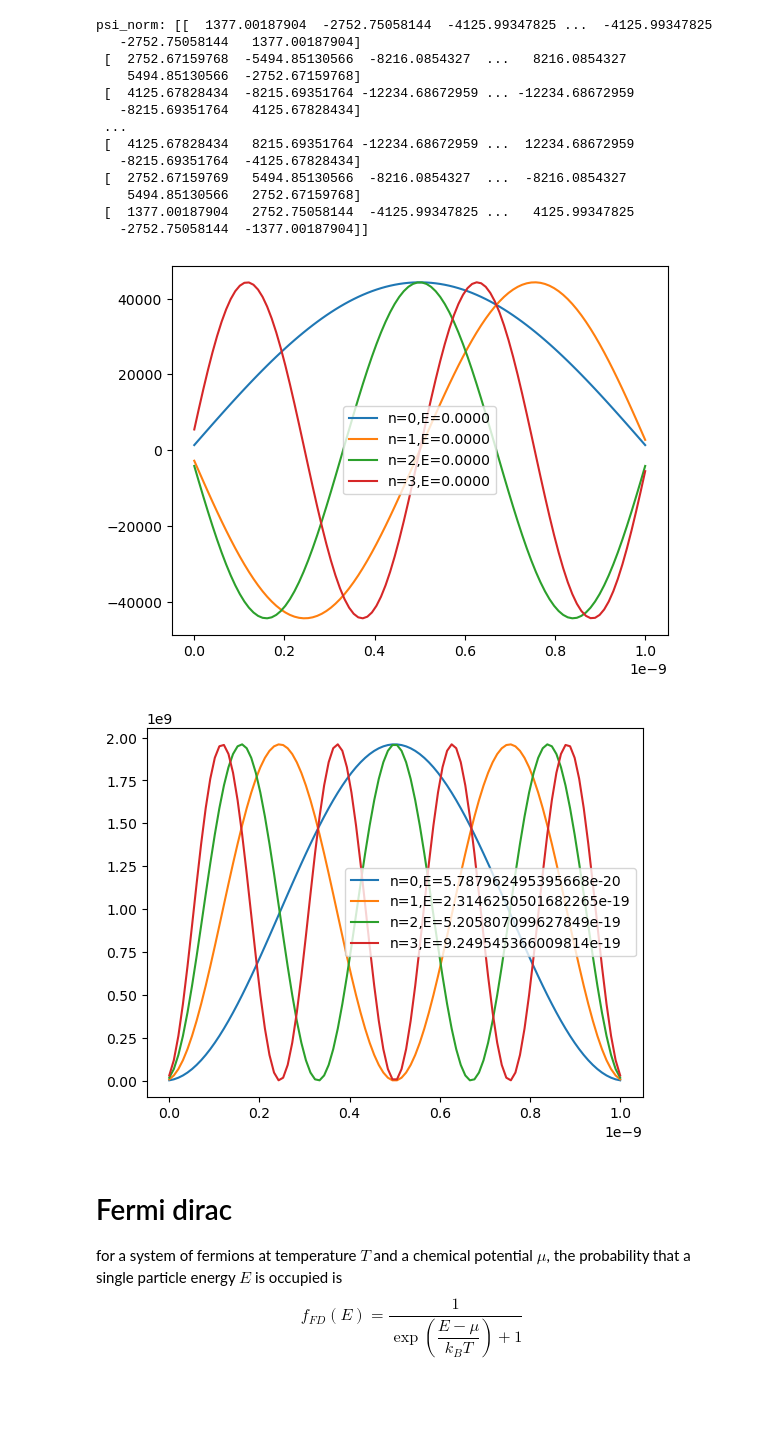
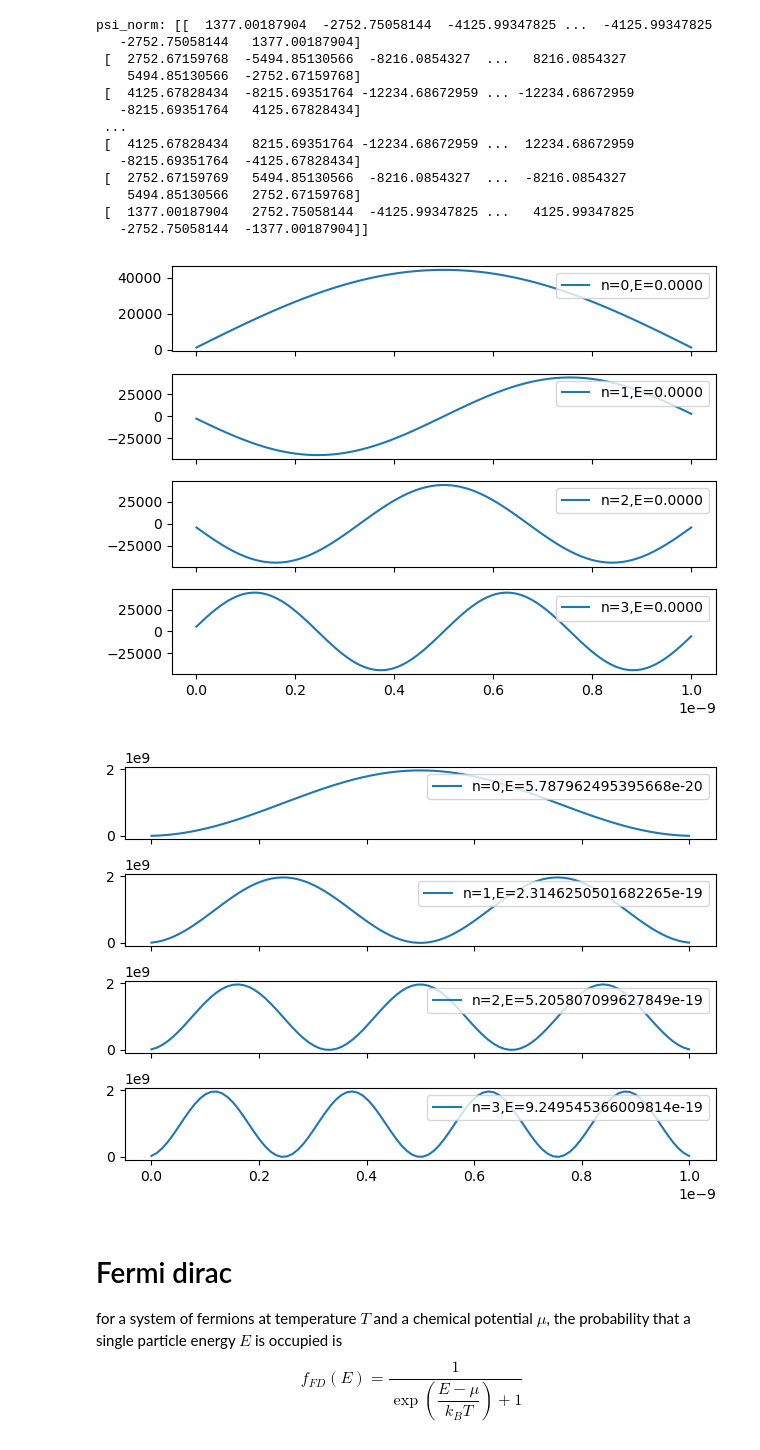
Before and after one commit to eragasa/physkit, a Jupyter notebook: notebooks/phys104_N01_piab1d.ipynb, the cells around one changed output. Saved outputs shown, nothing was run; the diff lists cells and outputs as text; code cells hidden in the pictures; blank space fills up the shorter version.

```diff
--- a/notebooks/phys104_N01_piab1d.ipynb
+++ b/notebooks/phys104_N01_piab1d.ipynb
@@ -292,24 +292,27 @@ psi_norm: [[  1377.00187904  -2752.75058144  -4125.99347825 ...  -4125.99347825
 # %%
 # -- plot the wavefunctions
 k=4
+fig, ax = plt.subplots(nrows=k,ncols=1,sharex=True)
+
 for n in range(k):
-  plt.plot(x,psi_norm[:,n],label="n={},E={:.4f}".format(n,E[n]))
-plt.legend()
+  ax[n].plot(x,psi_norm[:,n],label="n={},E={:.4f}".format(n,E[n]))
+  ax[n].legend(loc="upper right")
+fig.tight_layout()
 plt.show()
 # %% [output]
-[figure, old version]
+[figure, new version]
 # %%
 # probability densities for each wavefunction
-
-rho = psi_norm**2  # because psi is real
-plt.figure()
 k=4
+fig, ax = plt.subplots(nrows=4,ncols=1,sharex=True)
+rho = psi_norm.conj() * psi_norm  # because psi is real
 for n in range(k):
-  plt.plot(x,rho[:,n],label="n={},E={}".format(n,E[n]))
-plt.legend()
+  ax[n].plot(x,rho[:,n],label="n={},E={}".format(n,E[n]))
+  ax[n].legend(loc="upper right")
+fig.tight_layout()
 plt.show()
 # %% [output]
-[figure, old version]
+[figure, new version]
 # %% [markdown]
 # Fermi dirac
 for a system of fermions at temperature $T$ and a chemical potential $\mu$, the probability that a single particle energy $E$ is occupied is
```
Also changed, not shown: parts of 9 cells of this notebook, 43 other files.
